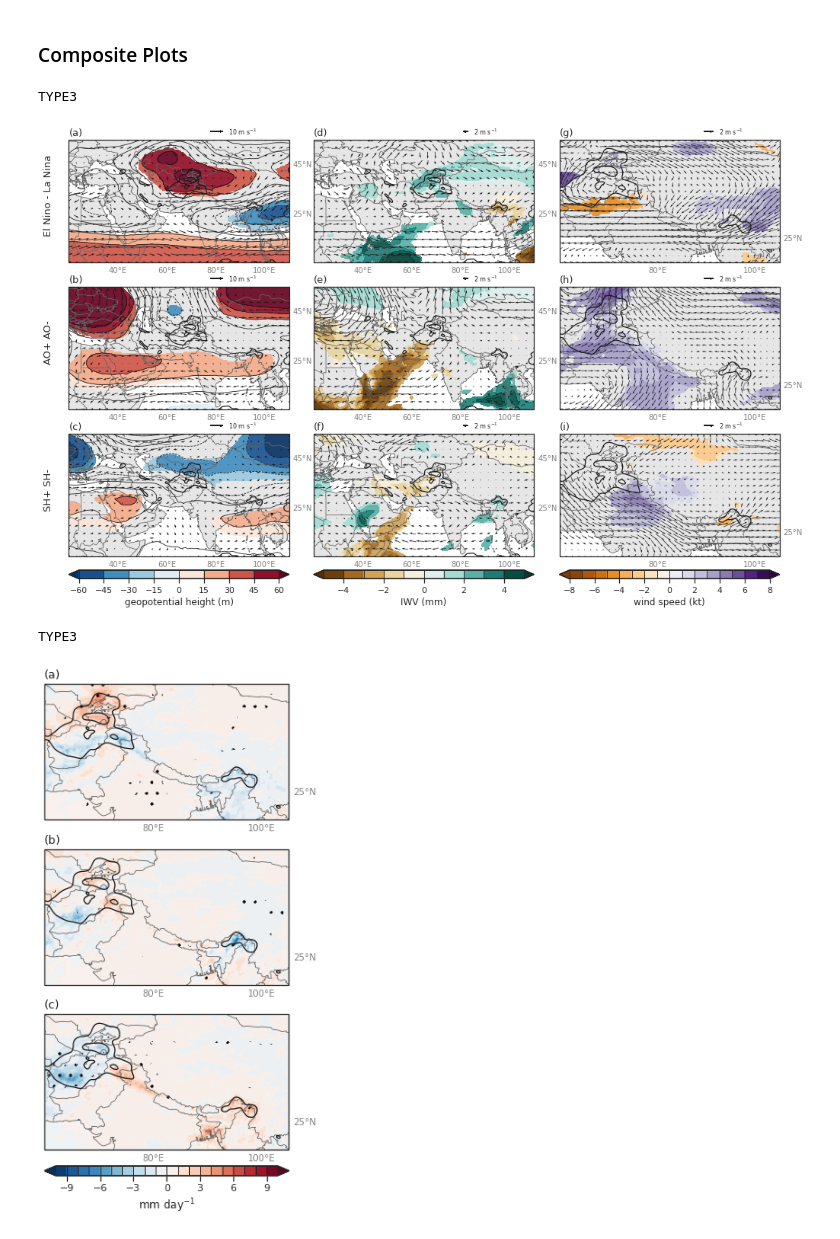
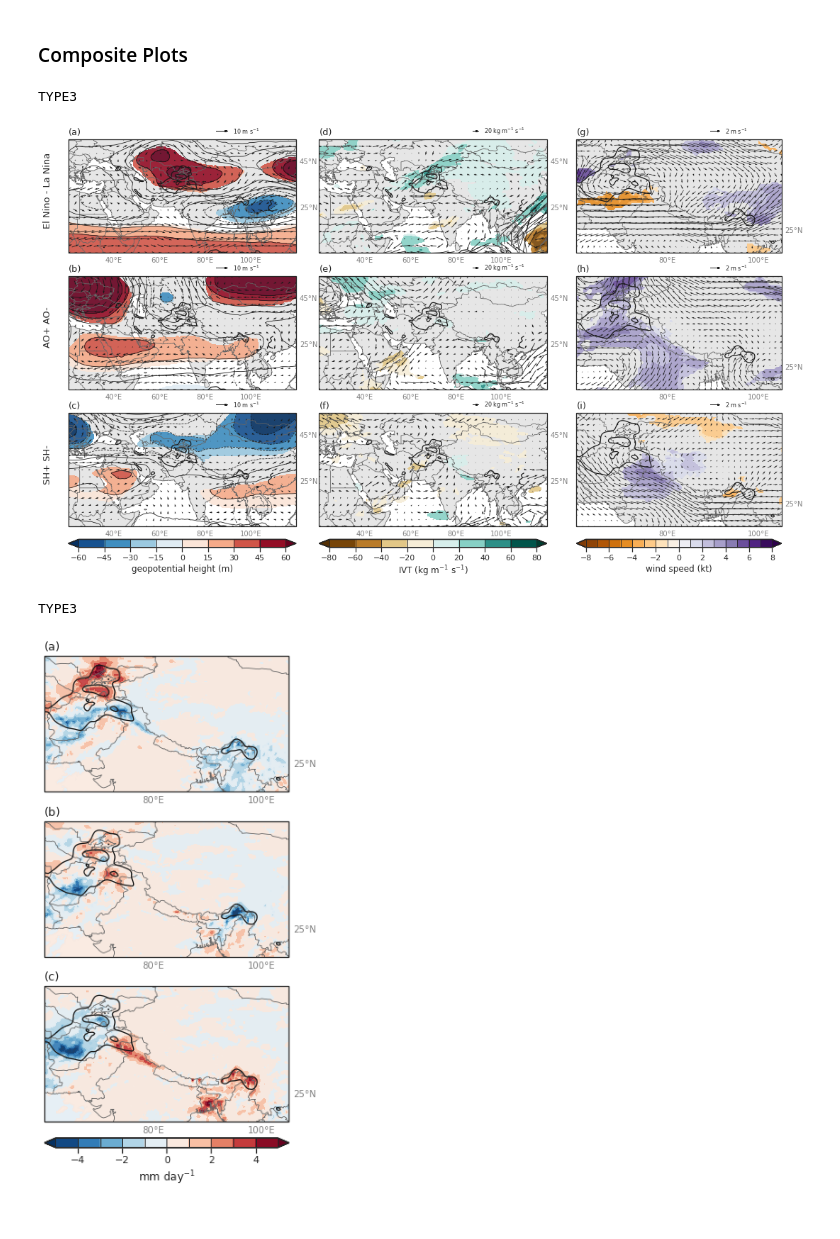
Before and after one commit to dlnash/AR_types, a Jupyter notebook: analysis/fig9_composites_diference_climate_indices.ipynb, the cells around one changed output. Drawn from its saved outputs; the diff is of its cells as text; code cells hidden in the pictures.

```diff
--- a/analysis/fig9_composites_diference_climate_indices.ipynb
+++ b/analysis/fig9_composites_diference_climate_indices.ipynb
@@ -71,12 +71,12 @@ config = yaml.load(open(yaml_doc), Loader=yaml.SafeLoader)
 #select dictionaries - choose var, anom/nanom, and season
 # upper_ precip_ ivt_ and non_anom anom
 plot_dict_upper = config['upper_diff']
-# plot_dict_ivt = config['ivt_diff']
+plot_dict_ivt = config['ivt_diff']
 plot_dict_prec = config['precip_diff']
 plot_dict_iwv = config['iwv_diff']
 plot_dict_500 = config['lower_diff']
 
-plot_dicts = [plot_dict_upper, plot_dict_500, plot_dict_iwv, plot_dict_prec]
+plot_dicts = [plot_dict_upper, plot_dict_500, plot_dict_ivt, plot_dict_prec]
 
 # djf_dict mam_dict djfmam_dict
 ar_dict = config[ssn]
@@ -136,6 +136,11 @@ rename_dict_lower = {'z': 'H',
                      'q': 'QV',
                      'latitude': 'lat',
                      'longitude': 'lon'}
+
+rename_dict_ivt = {'p71.162': 'ivte',
+                   'p72.162': 'ivtn',
+                   'latitude': 'lat',
+                   'longitude': 'lon'}
 # %%
 def preprocess(ds):
     '''keep only selected lats and lons'''
@@ -154,6 +159,9 @@ def preprocess(ds):
         subset = ds.sel(latitude=slice(latmax, latmin), longitude=slice(lonmin, lonmax))
         subset = subset.rename(rename_dict_iwv)
         subset = subset.drop(['tcrw', 'tcsw', 'tcw'])
+    if plot_dict['name'] == 'ivt':
+        subset = ds.sel(latitude=slice(latmax, latmin), longitude=slice(lonmin, lonmax))
+        subset = subset.rename(rename_dict_ivt)
 
     return subset
 
@@ -161,7 +169,7 @@ f = []
 
 # Select lat/lon grid
 lonmin = 20
-lonmax = 110
+lonmax = 120
 latmin = 5
 latmax = 55
 
@@ -234,7 +242,8 @@ Wall time: 11min
 # %%
-## calculate 500 hPa wind speed
+## calculate 500 hPa wind speed and IVT
 ds = ds_lst[0]
 ds = ds.assign(wspd=lambda ds: np.sqrt(ds.U500**2 + ds.V500**2))
+ds = ds.assign(ivt=lambda ds: np.sqrt(ds.ivte**2 + ds.ivtn**2))
 ds_lst[0] = ds
 ds_lst[0]
 # %% [output]
@@ -348,7 +357,7 @@ for i, cliindex in enumerate(plot_names):
     col_lbl1 = ['(a)', '(b)', '(c)']
     col_lbl2 = ['(d)', '(e)', '(f)']
     col_lbl3 = ['(g)', '(h)', '(i)']
-    ext1 = [20, 110, 5, 55]
+    ext1 = [20, 120, 5, 55]
 
     # Create figure
     fig = plt.figure(figsize=(15, 10))
@@ -363,7 +372,7 @@ for i, cliindex in enumerate(plot_names):
                 aspect=True,
                 share_all = False)
 
-    axgr2 = AxesGrid(fig, [0.7125, 0.1, 0.33, 0.8], axes_class=axes_class,
+    axgr2 = AxesGrid(fig, [0.75, 0.1, 0.33, 0.8], axes_class=axes_class,
                 nrows_ncols=(nrows, 1), axes_pad = 0.45,
                 cbar_location='bottom', cbar_mode='edge',
                 cbar_pad=0.25, cbar_size='7%',label_mode='',
@@ -428,32 +437,32 @@ for i, cliindex in enumerate(plot_names):
         cb.set_label(plot_dict['cb_label'])
 
     ################################
-    ########## IWV PLOTS ###########
+    ########## IVT PLOTS ###########
     ################################
     for k, (ax, ar_type) in enumerate(zip(axgr[nrows:nrows+nrows], artype_lst)):
         data = plot_ds[i][k]
         pval = pval_ds[i][k]
-        plot_dict = plot_dict_iwv
+        plot_dict = plot_dict_ivt
         # lat/lon arrays
         lats = data.lat.values
         lons = data.lon.values
         ax = draw_basemap(ax, extent=ext1, xticks=dx, yticks=dy, left_lats=False, right_lats=True)
 
-        uvec = data.U500.values
-        vvec = data.V500.values
-        iwv = data.tcwv.values
-        iwv_mask = data.tcwv.where((pval.tcwv <= sig_level)).values
+        uvec = data.ivte.values
+        vvec = data.ivtn.values
+        ivt = data.ivt.values
+        ivt_mask = data.ivt.where((pval.ivt <= sig_level)).values
 
 
-       # Contour Filled (IWV significant)
-        cflevs =  np.arange(-5, 6, 1)
-        cf = ax.contourf(lons, lats, iwv_mask, transform=datacrs,
+       # Contour Filled (significant)
+        cflevs =  np.arange(plot_dict['cflevs'][0], plot_dict['cflevs'][1], plot_dict['cflevs'][2])
+        cf = ax.contourf(lons, lats, ivt_mask, transform=datacrs,
                          levels=cflevs, cmap=plot_dict['cmap'], alpha=0.9, extend='both')
 
         # Wind barbs / vectors
         Q = ax.quiver(lons, lats, uvec, vvec, transform=datacrs,
                       color='k', regrid_shape=17, pivot='middle',
-                      angles='xy', scale_units='xy', scale=1, units='xy')
+                      angles='xy', scale_units='xy', scale=plot_dict['quiver_scale'], units='xy')
 
         # quiver key
         qk = ax.quiverkey(Q, 0.7, 1.07, plot_dict['quiver_key'], plot_dict['quiver_key_lbl'], labelpos='E',
@@ -500,34 +509,34 @@ for i, cliindex in enumerate(plot_names):
 
         # Wind barbs / vectors
         Q = ax.quiver(lons, lats, uwnd, vwnd, transform=datacrs,
                       color='k', regrid_shape=20, pivot='middle',
                       angles='xy', scale_units='xy', scale=1, units='xy')
 
         # quiver key
         qk = ax.quiverkey(Q, 0.7, 1.07, plot_dict['quiver_key'], plot_dict['quiver_key_lbl'], labelpos='E',
                               coordinates='axes', fontproperties={'size': 8.0})
 
         # Contour Lines (Precip conditions)
         prec = precipitation.prec.sel(ar=ar_type)
         clevs = np.array([5, 10, 20])
         prec_sm = gaussian_filter(prec.values, sigma=2.0)
         cs = ax.contour(prec.lon, prec.lat, prec_sm, transform=datacrs,
                         levels=clevs, colors='k', linewidths=1.25)
         # subtitles
         ax.set_title(col_lbl3[k], loc='left',fontsize=13)
 
         # Colorbar (single)
         cb = fig.colorbar(cf, axgr2.cbar_axes[0], orientation='horizontal', drawedges=True)
         cb.set_label(plot_dict['cb_label'])
 
     # Save figure
     plt.savefig(filepath, dpi=300, bbox_inches='tight')
 
     # Show
     plt.show()
 # %% [output]
 TYPE3
-[figure, old version]
+[figure, new version]
 # %%
 for i, cliindex in enumerate(plot_names):
     print(cliindex)
@@ -538,7 +547,7 @@ for i, cliindex in enumerate(plot_names):
     artype_lst = [3, 3, 3]
     row_lbl = ['El Nino - La Nina', 'AO+ AO-', 'SH+ SH-']
     col_lbl1 = ['(a)', '(b)', '(c)']
-    ext1 = [20, 110, 5, 55]
+    ext1 = [20, 120, 5, 55]
 
     # Create figure
     fig = plt.figure(figsize=(15, 10))
@@ -568,12 +577,12 @@ for i, cliindex in enumerate(plot_names):
         prec_mask = data.prec.where((pval.prec <= sig_level)).values*86400 # convert to mm day-1
 
        # Contour Filled
-        cflevs = clevs = np.arange(-10, 11, 1)
+        cflevs = clevs = np.arange(-5, 6, 1)
         cf = ax.contourf(lons, lats, prec, transform=datacrs,
                          levels=cflevs, cmap=plot_dict['cmap'], alpha=0.9, extend='both')
 
         # Stippling Significant values
-        cs = ax.contourf(lons, lats, prec_mask, colors='none', hatches=['.'])
+#         cs = ax.contourf(lons, lats, prec_mask, colors='none', hatches=['.'])
 
         # Contour Lines (Precip conditions)
         prec = precipitation.prec.sel(ar=ar_type)
@@ -595,4 +604,4 @@ for i, cliindex in enumerate(plot_names):
     plt.show()
 # %% [output]
 TYPE3
-[figure, old version]
+[figure, new version]
```
Also changed, not shown: parts of 4 cells of this notebook, 7 other files.
